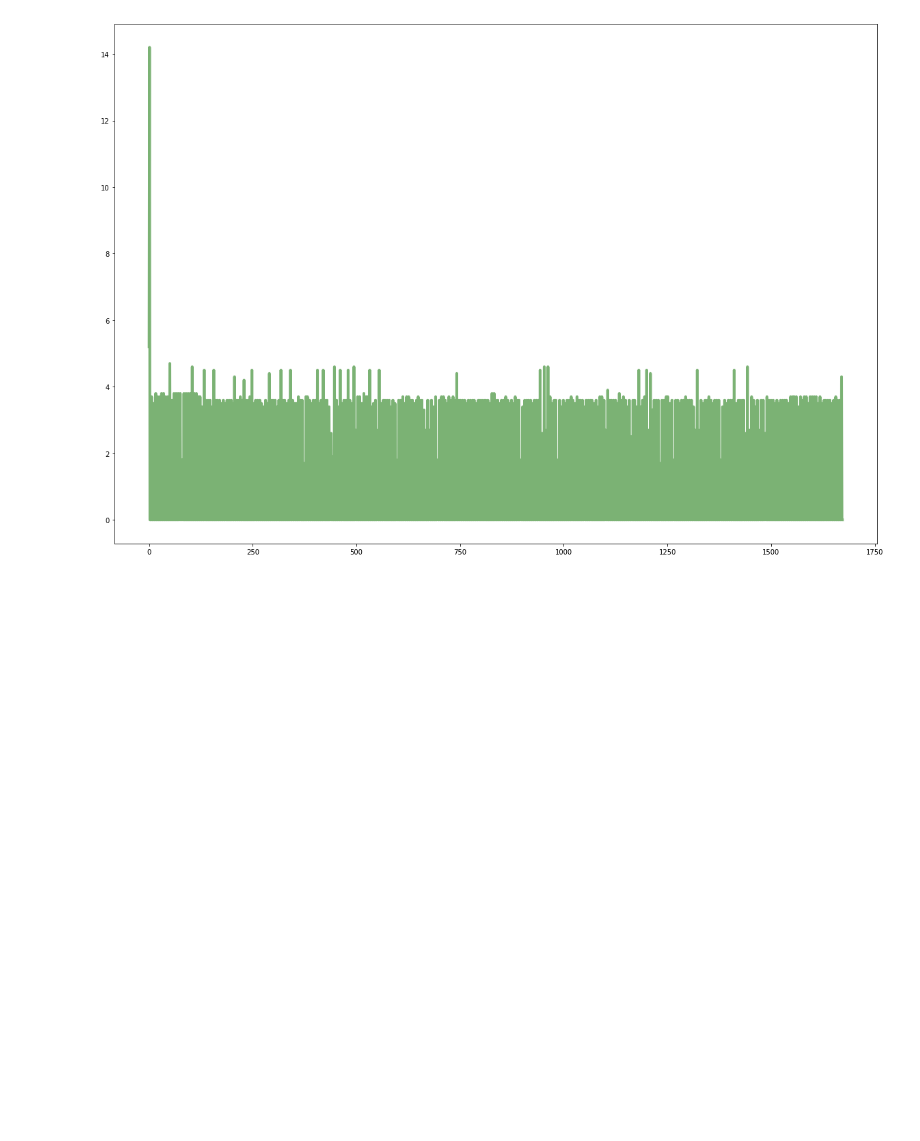
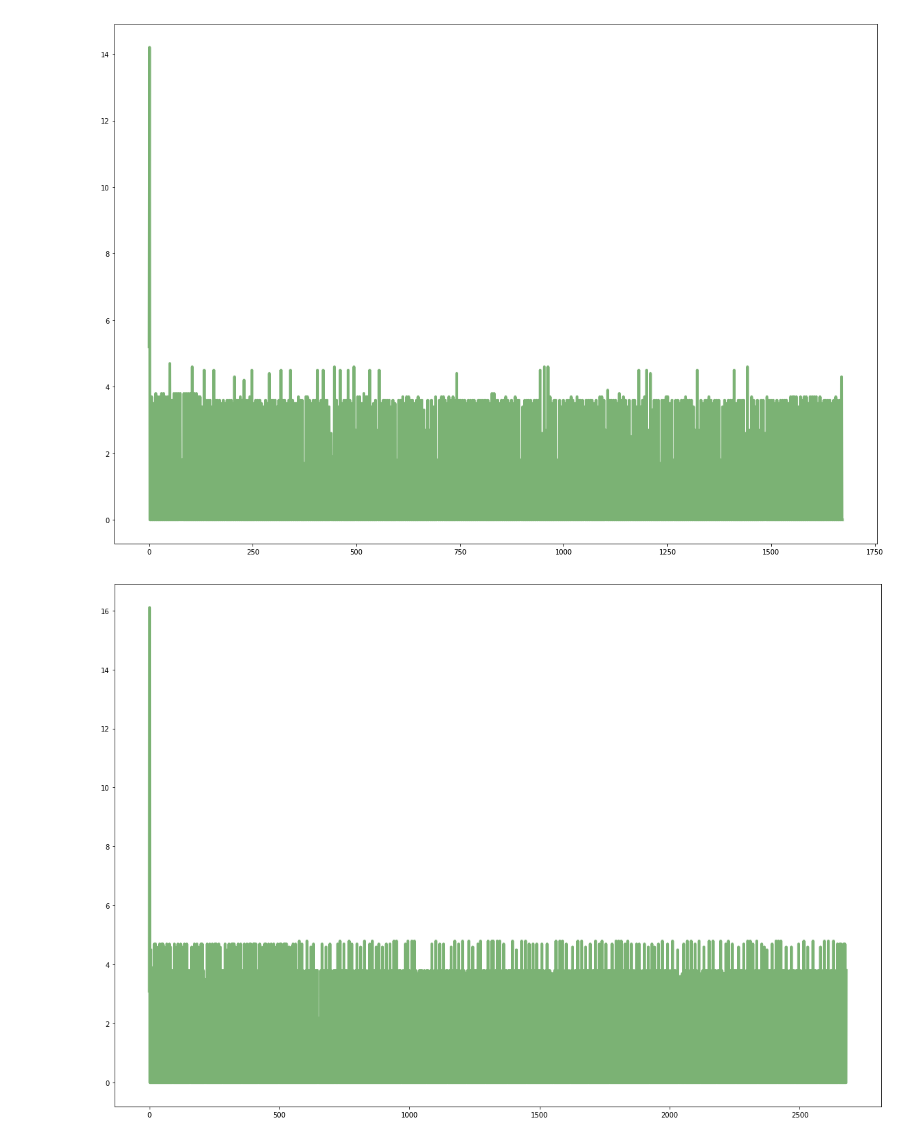
Before and after one commit to ThibaultHuyet/data_parsing, a Jupyter notebook: Notebooks/RPi_Perf2.ipynb, the cells around one changed output. Drawn from its saved outputs; the diff is of its cells as text; code cells hidden in the pictures; blank space fills up the shorter version.

```diff
--- a/Notebooks/RPi_Perf2.ipynb
+++ b/Notebooks/RPi_Perf2.ipynb
@@ -689,3 +689,20 @@ ax.plot(main, color = C[0], label = 'Mean', linewidth = 4)
 plt.show()
 # %% [output]
 [figure]
+# %%
+path = '../Input/misc/dockerNew.txt'
+results = '../Results/misc/New.txt'
+
+parseTop(path, results, avoid)
+# %%
+oCPU1, oMEM1 = readFile(results)
+
+main = np.array(oCPU1['22009'])
+
+fig = plt.figure(figsize = (20, 14))
+ax = fig.add_subplot(111, label = "Comparison")
+
+ax.plot(main, color = C[0], label = 'Mean', linewidth = 4)
+plt.show()
+# %% [output]
+[figure, added]
```
